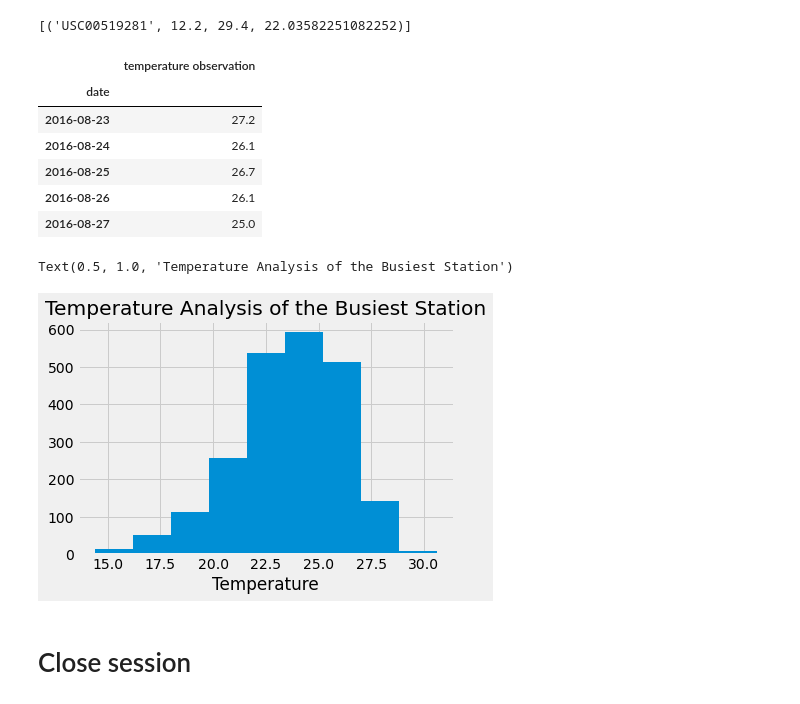
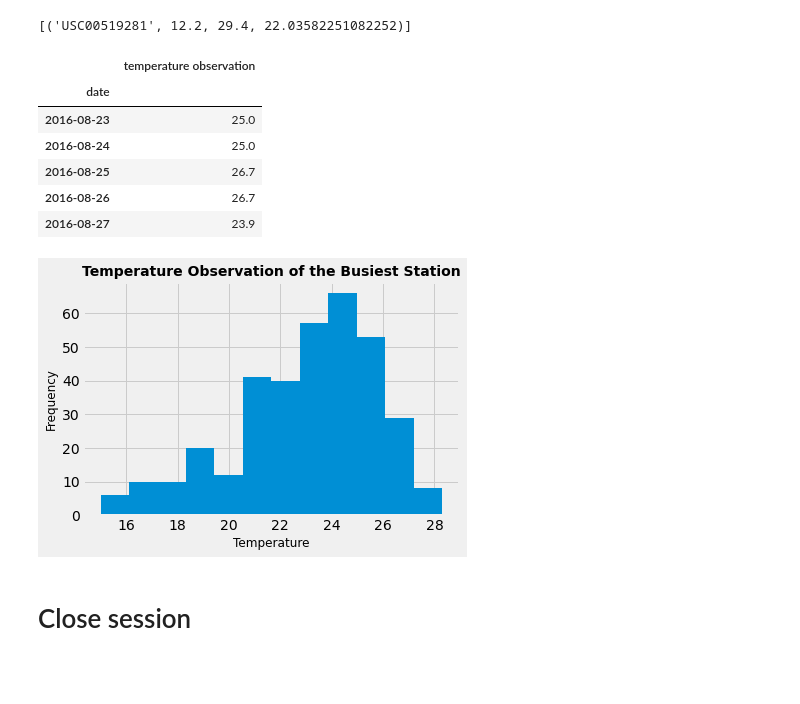
Before and after one commit to yan-ash/sqlalchemy-challenge, a Jupyter notebook: Surfups/climate.ipynb, the cells around one changed output. Drawn from its saved outputs; the diff is of its cells as text; code cells hidden in the pictures; blank space fills up the shorter version.

```diff
--- a/Surfups/climate.ipynb
+++ b/Surfups/climate.ipynb
@@ -196,3 +195,6 @@ session.query(Measurement.station, func.min(Measurement.tobs),func.max(Measureme
 # %%
-tobs_results = session.query(Measurement.date, Measurement.tobs).filter(Measurement.date >= year_ago_date).all()
+# Using the most active station id, find out the temperature observations of that station within the last 12 months.
+
+
+tobs_results = session.query(Measurement.date, Measurement.tobs).filter(Measurement.station==active_station_id).filter(Measurement.date >= year_ago_date).all()
 # %%
@@ -204,19 +207,20 @@ tobs_pf.head()
 # %% [output]
 |  | temperature observation |
 | date |  |
-| 2016-08-23 | 27.2 |
-| 2016-08-24 | 26.1 |
+| 2016-08-23 | 25.0 |
+| 2016-08-24 | 25.0 |
 | 2016-08-25 | 26.7 |
-| 2016-08-26 | 26.1 |
-| 2016-08-27 | 25.0 |
+| 2016-08-26 | 26.7 |
+| 2016-08-27 | 23.9 |
 # %%
-plt.hist(tobs_pf['temperature observation'],bins=9)
-plt.xlabel ("Temperature")
-
-plt.title("Temperature Analysis of the Busiest Station")
+#design a histogram using the above result
+plt.hist(tobs_pf['temperature observation'],bins=12)
+plt.xlabel ("Temperature" ,size = 12)
+plt.ylabel("Frequency", size= 12)
+plt.title("Temperature Observation of the Busiest Station", size= 14, weight ='bold')
+plt.savefig('images/tob.png')
 # %% [output]
-Text(0.5, 1.0, 'Temperature Analysis of the Busiest Station')
-[figure, old version]
+[figure, new version]
 # %% [markdown]
 # Close session
 # %%
```
Also changed, not shown: parts of 9 cells of this notebook, 4 other files.
